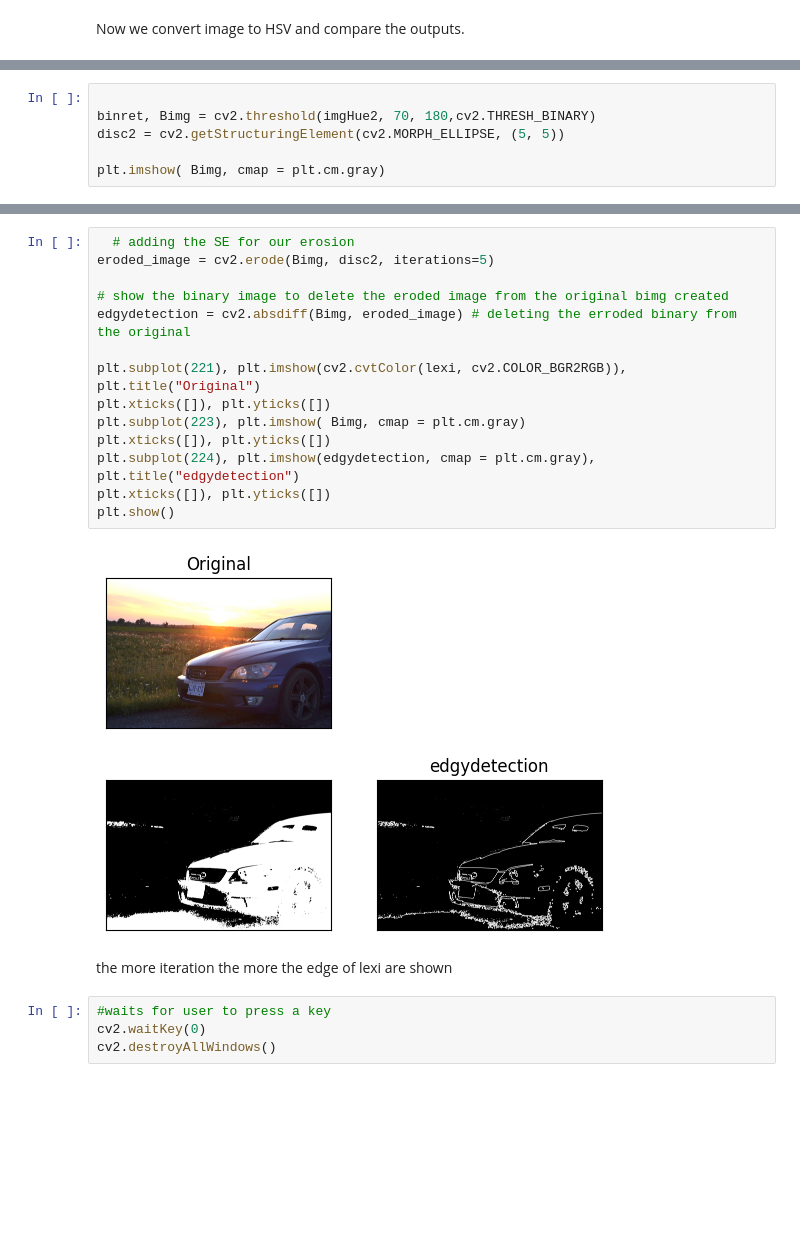
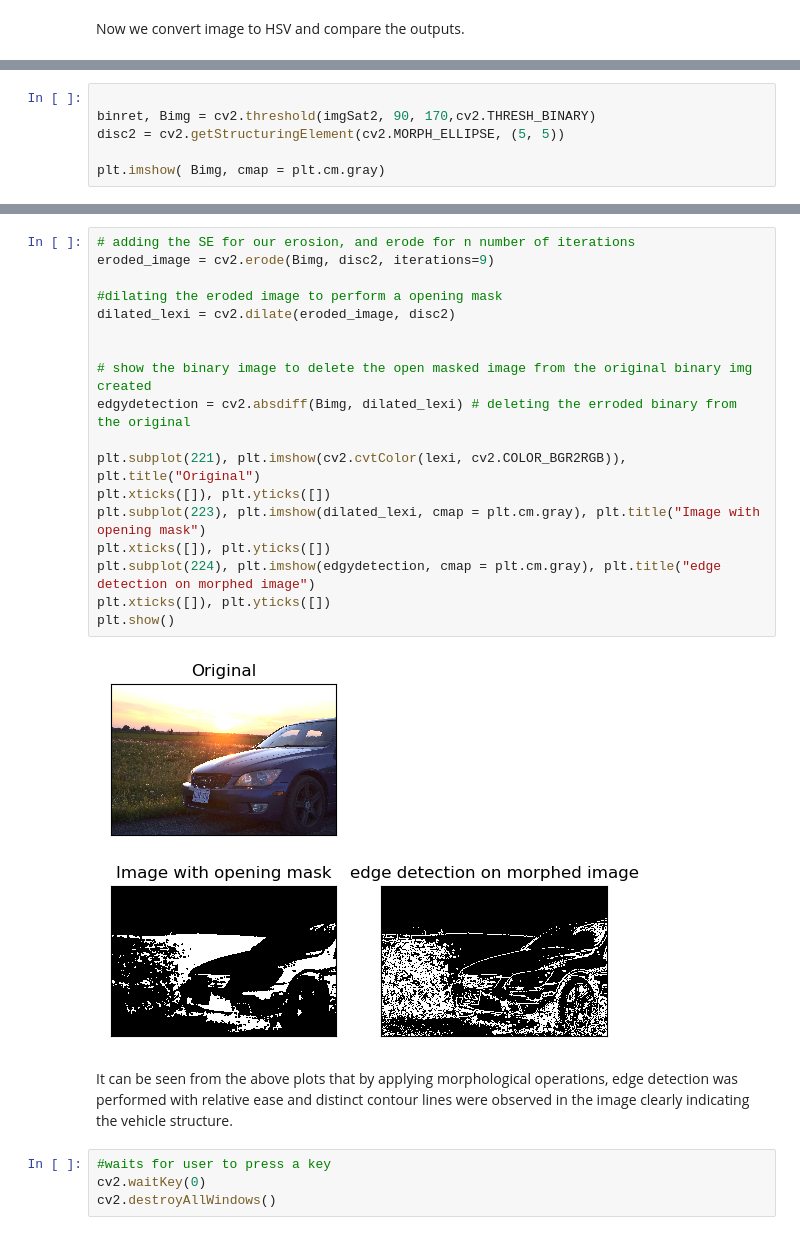
Before and after one commit to Neelxm10/cv-lab3, a Jupyter notebook: cv-lab3.ipynb, the cells around one changed output, grey strips where cells are left out. Drawn from its saved outputs; the diff is of its cells as text; blank space fills up the shorter version.

```diff
--- a/cv-lab3.ipynb
+++ b/cv-lab3.ipynb
@@ -196,6 +242,6 @@ plt.show()
 # %%
 
-binret, Bimg = cv2.threshold(imgHue2, 70, 180,cv2.THRESH_BINARY)
+binret, Bimg = cv2.threshold(imgSat2, 90, 170,cv2.THRESH_BINARY)
 disc2 = cv2.getStructuringElement(cv2.MORPH_ELLIPSE, (5, 5))
 
 plt.imshow( Bimg, cmap = plt.cm.gray)
@@ -207,21 +253,25 @@ Erosion operations using the same disc (Structural element for the first part we
 # %%
-  # adding the SE for our erosion
-eroded_image = cv2.erode(Bimg, disc2, iterations=5)
+# adding the SE for our erosion, and erode for n number of iterations
+eroded_image = cv2.erode(Bimg, disc2, iterations=9)
 
-# show the binary image to delete the eroded image from the original bimg created
-edgydetection = cv2.absdiff(Bimg, eroded_image) # deleting the erroded binary from the original
+#dilating the eroded image to perform a opening mask
+dilated_lexi = cv2.dilate(eroded_image, disc2)
+
+
+# show the binary image to delete the open masked image from the original binary img created
+edgydetection = cv2.absdiff(Bimg, dilated_lexi) # deleting the erroded binary from the original
 
 plt.subplot(221), plt.imshow(cv2.cvtColor(lexi, cv2.COLOR_BGR2RGB)), plt.title("Original")
 plt.xticks([]), plt.yticks([])
-plt.subplot(223), plt.imshow( Bimg, cmap = plt.cm.gray)
+plt.subplot(223), plt.imshow(dilated_lexi, cmap = plt.cm.gray), plt.title("Image with opening mask")
 plt.xticks([]), plt.yticks([])
-plt.subplot(224), plt.imshow(edgydetection, cmap = plt.cm.gray), plt.title("edgydetection")
+plt.subplot(224), plt.imshow(edgydetection, cmap = plt.cm.gray), plt.title("edge detection on morphed image")
 plt.xticks([]), plt.yticks([])
 plt.show()
 # %% [output]
-[figure, old version]
+[figure, new version]
-# %% [markdown]
-the more iteration the more the edge of lexi are shown
+# %% [markdown]
+It can be seen from the above plots that by applying morphological operations, edge detection was performed with relative ease and distinct contour lines were observed in the image clearly indicating the vehicle structure.
 # %%
 #waits for user to press a key
 cv2.waitKey(0)
```
Also changed, not shown: parts of 26 cells of this notebook, 2 other files.
